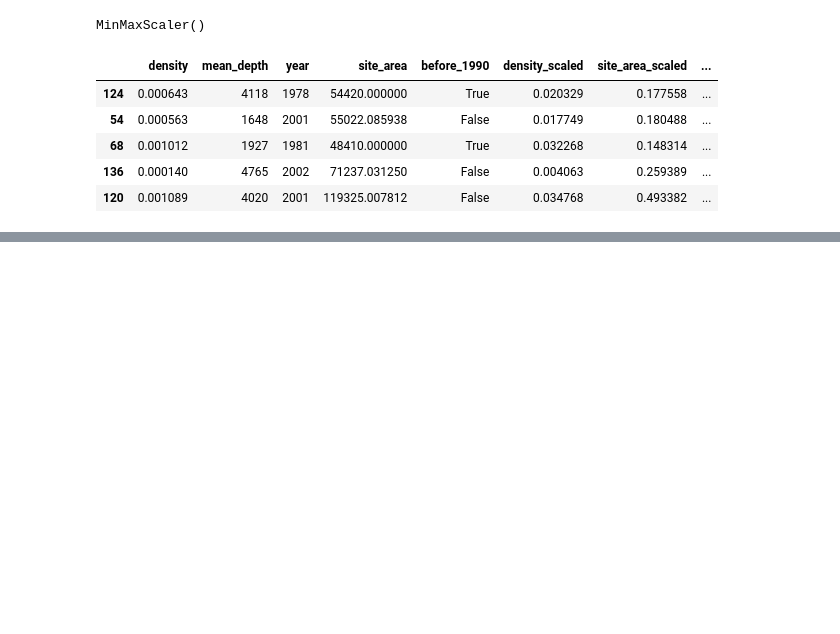
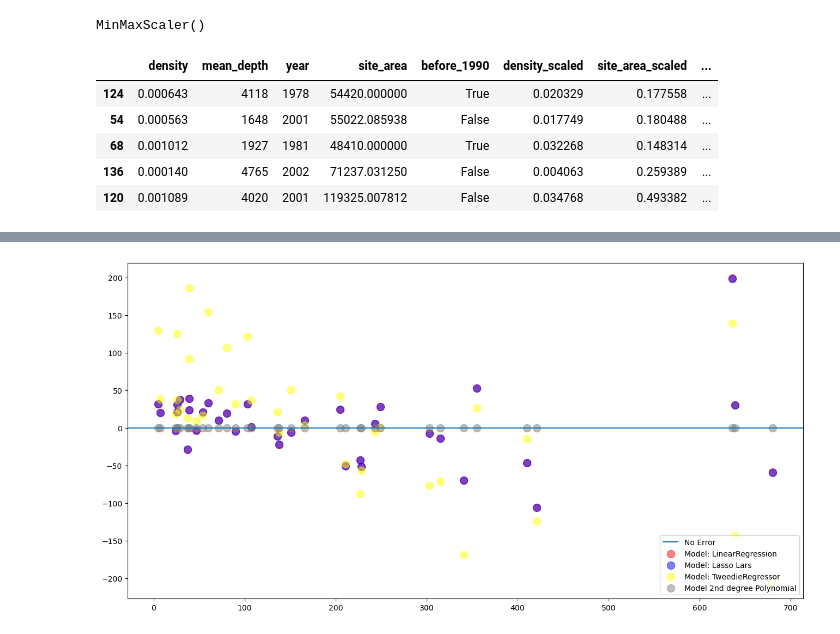
Before and after one commit to Adam-Harris87/regression-exercises, a Jupyter notebook: modeling.ipynb, the cells around one changed output, grey strips where cells are left out. Drawn from its saved outputs; the diff is of its cells as text; code cells hidden in the pictures; blank space fills up the shorter version.

```diff
--- a/modeling.ipynb
+++ b/modeling.ipynb
@@ -335,0 +347,3 @@ f_feature
+# %%
+y_train = pd.DataFrame(y_train)
+y_validate = pd.DataFrame(y_validate)
@@ -335,0 +569,10 @@ f_feature
+# %%
+#1. Create the polynomial features to get a new set of features
+pf = PolynomialFeatures(degree=2) #quadratic function
+
+#1. Fit and transform X_train_scaled
+X_train_degree2 = pf.fit_transform(X_train[f_feature])
+
+#1. Transform X_validate_scaled & X_test_scaled
+X_validate_degree2 = pf.fit_transform(X_validate[f_feature])
+X_test_degree2 = pf.fit_transform(X_test[f_feature])
@@ -335,0 +648,20 @@ f_feature
+# %%
+# y_validate.head()
+plt.figure(figsize=(16,8))
+
+plt.axhline(label="No Error")
+
+
+plt.scatter(y_validate.fish, y_validate.fish_pred_lm - y_validate.fish ,
+            alpha=.5, color="red", s=100, label="Model: LinearRegression")
+plt.scatter(y_validate.fish, y_validate.fish_pred_lars - y_validate.fish ,
+            alpha=.5, color="blue", s=100, label="Model: Lasso Lars")
+plt.scatter(y_validate.fish, y_validate.fish_pred_glm - y_validate.fish,
+            alpha=.5, color="yellow", s=100, label="Model: TweedieRegressor")
+plt.scatter(y_validate.fish, y_validate.fish_pred_lm2 - y_validate.fish,
+            alpha=.5, color="grey", s=100, label="Model 2nd degree Polynomial")
+
+plt.legend(loc=4)
+plt.show()
+# %% [output]
+[figure, added]
```
Also changed, not shown: parts of 66 cells of this notebook.
